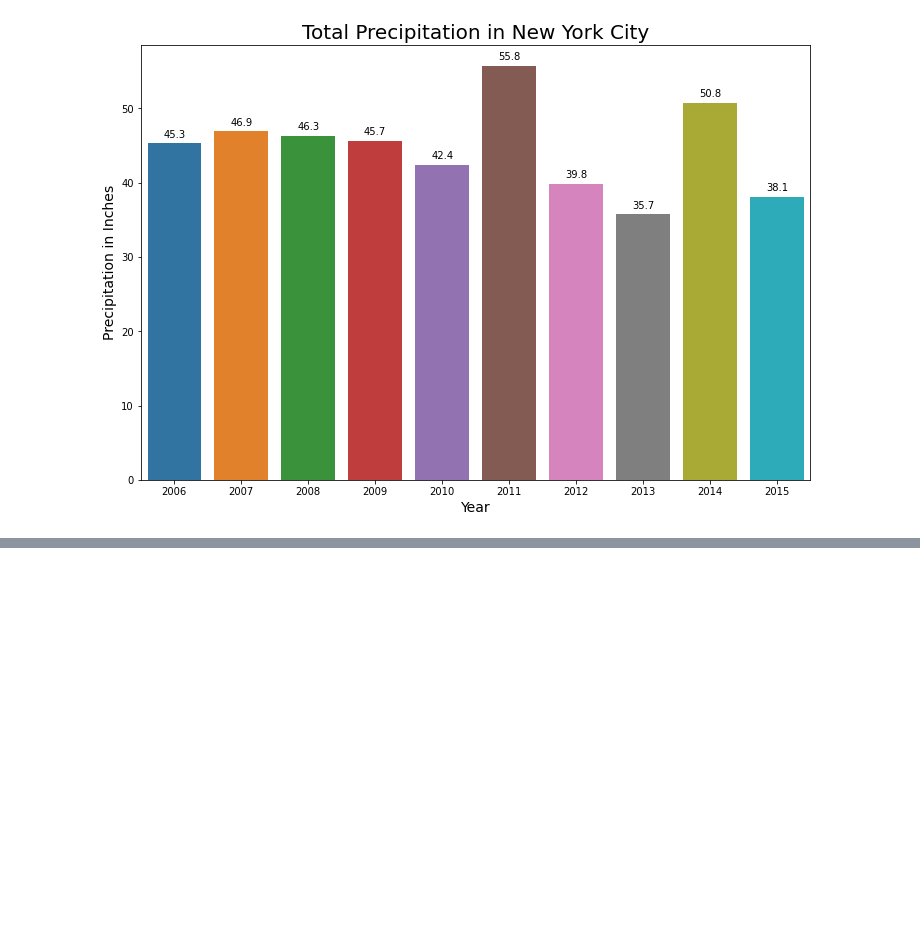
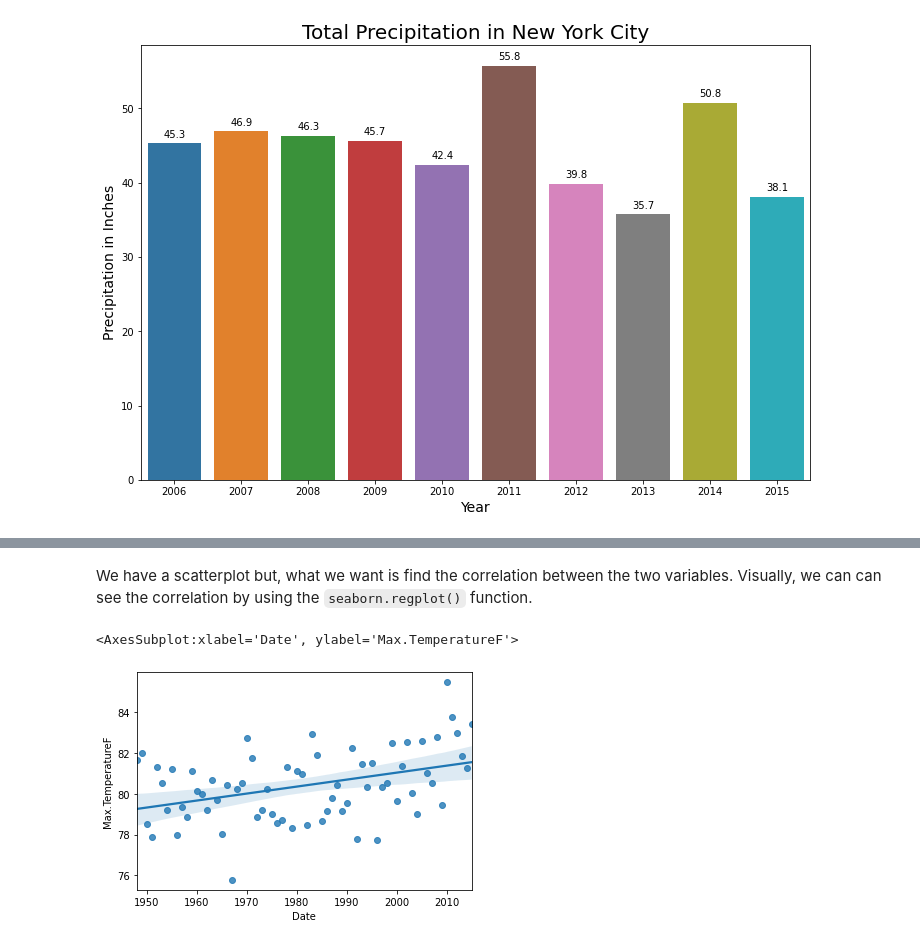
Before and after one commit to jamilnyc/notebooks, a Jupyter notebook: dataframe_visualization.ipynb, the cells around one changed output, grey strips where cells are left out. Saved outputs shown, nothing was run; the diff lists cells and outputs as text; code cells hidden in the pictures; blank space fills up the shorter version.

```diff
--- a/dataframe_visualization.ipynb
+++ b/dataframe_visualization.ipynb
@@ -167,0 +184,7 @@ for bar in g.patches:
+# %% [markdown]
+We have a scatterplot but, what we want is find the correlation between the two variables. Visually, we can can see the correlation by using the `seaborn.regplot()` function.
+# %%
+sns.regplot(data=by_year_mean, x=by_year_mean.index, y='Max.TemperatureF')
+# %% [output]
+<AxesSubplot:xlabel='Date', ylabel='Max.TemperatureF'>
+[figure, added]
```
Also changed, not shown: parts of 10 cells of this notebook, 1 other file.
